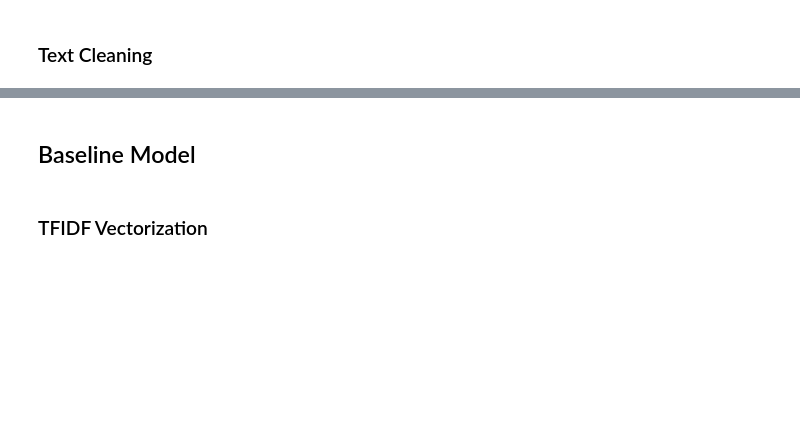
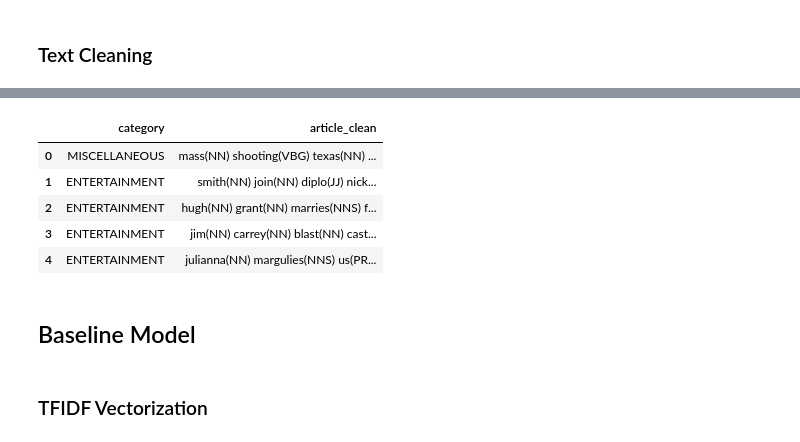
Before and after one commit to Ritvik19/News-Classifier, a Jupyter notebook: v3.ipynb, the cells around one changed output, grey strips where cells are left out. Saved outputs shown, nothing was run; the diff lists cells and outputs as text; code cells hidden in the pictures; blank space fills up the shorter version.

```diff
--- a/v3.ipynb
+++ b/v3.ipynb
@@ -222,0 +215,9 @@ data.head()
+# %%
+data.head()
+# %% [output]
+|  | category | article_clean |
+| 0 | MISCELLANEOUS | mass(NN) shooting(VBG) texas(NN) ... |
+| 1 | ENTERTAINMENT | smith(NN) join(NN) diplo(JJ) nick... |
+| 2 | ENTERTAINMENT | hugh(NN) grant(NN) marries(NNS) f... |
+| 3 | ENTERTAINMENT | jim(NN) carrey(NN) blast(NN) cast... |
+| 4 | ENTERTAINMENT | julianna(NN) margulies(NNS) us(PR... |
```
Also changed, not shown: parts of 34 cells of this notebook, 5 other files.
